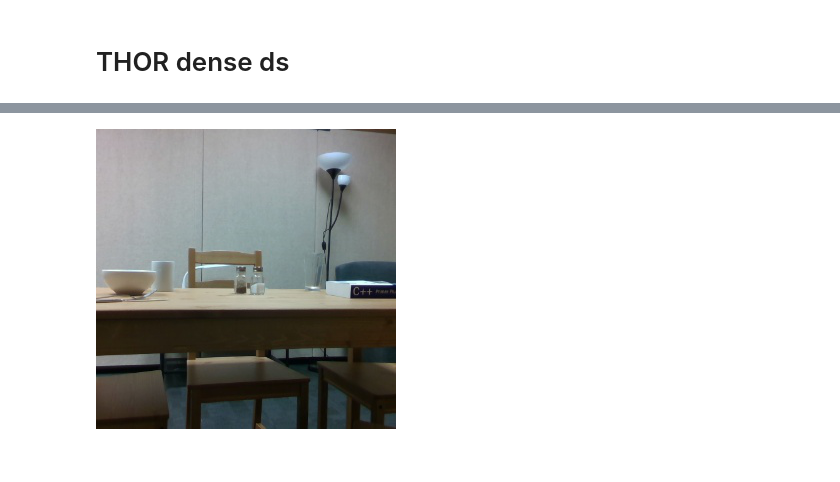
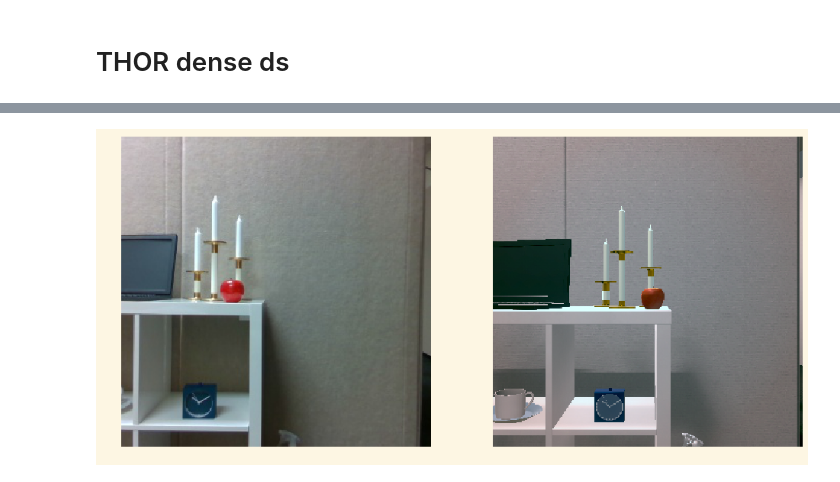
Before and after one commit to drschwenk/transfer, a Jupyter notebook: nn_dataset.ipynb, the cells around one changed output, grey strips where cells are left out. Drawn from its saved outputs; the diff is of its cells as text; code cells hidden in the pictures.

```diff
--- a/nn_dataset.ipynb
+++ b/nn_dataset.ipynb
@@ -29,6 +30,18 @@ import json
 
 controller = ai2thor.controller.Controller()
 controller.start()
+# %%
+%%capture
+import matplotlib as mpl
+mpl.use("Agg")
+import matplotlib.pylab as plt
+#%matplotlib notebook
+%matplotlib inline
+%load_ext base16_mplrc
+%base16_mplrc light solarized
+#%base16_mplrc dark solarized
+plt.rcParams['grid.linewidth'] = 0
+plt.rcParams['figure.figsize'] = (16.0, 10.0)
 # %% [markdown]
 # THOR dense ds
 # %%
@@ -262,5 +226,9 @@ with open('val_2_2_real_concord_ds.json', 'w') as f:
 # %%
-img_n, real_img_md = list(real_md.items())[-20]
-load_real_img(img_n)
+img_n, real_img_md = random.choice(list(real_md.items()))
+real_img = load_real_img(img_n)
+
+sim_img, debug_simp = get_thor_img_at_real_loc(scene_id, real_img_md)
+
+show_side_by_side(real_img, sim_img)
 # %% [output]
-[figure, old version]
+[figure, new version]
```
Also changed, not shown: parts of 51 cells of this notebook, 2 other files.
